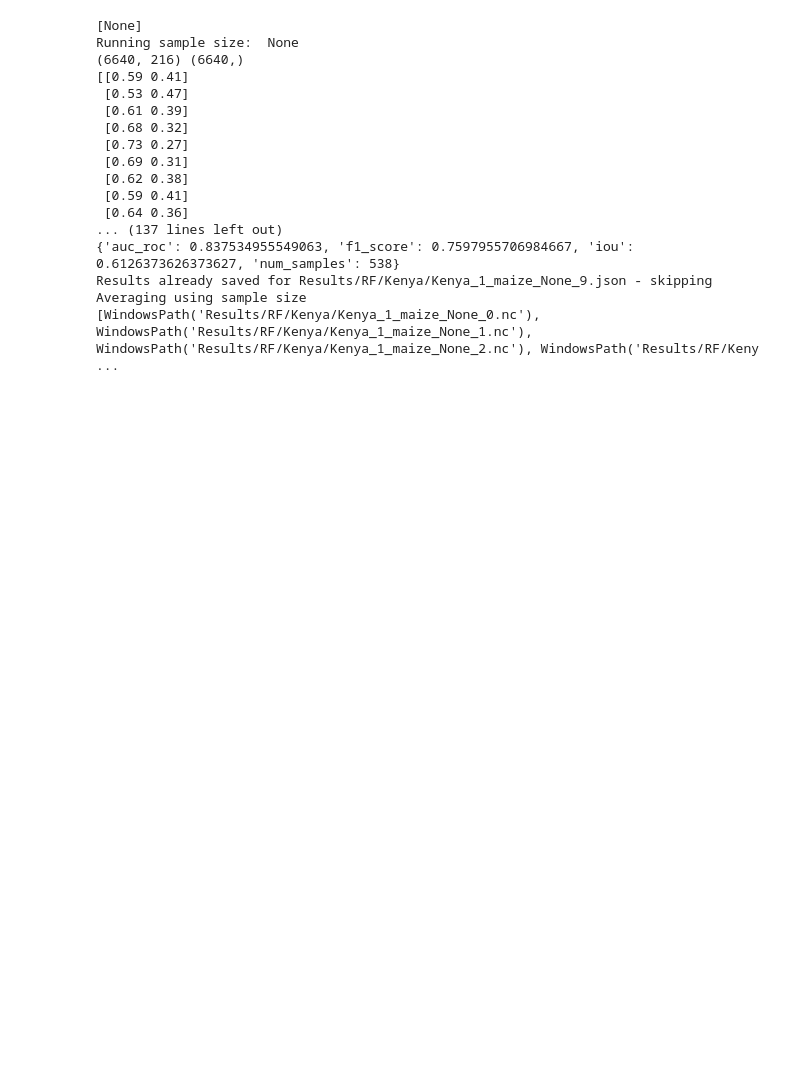
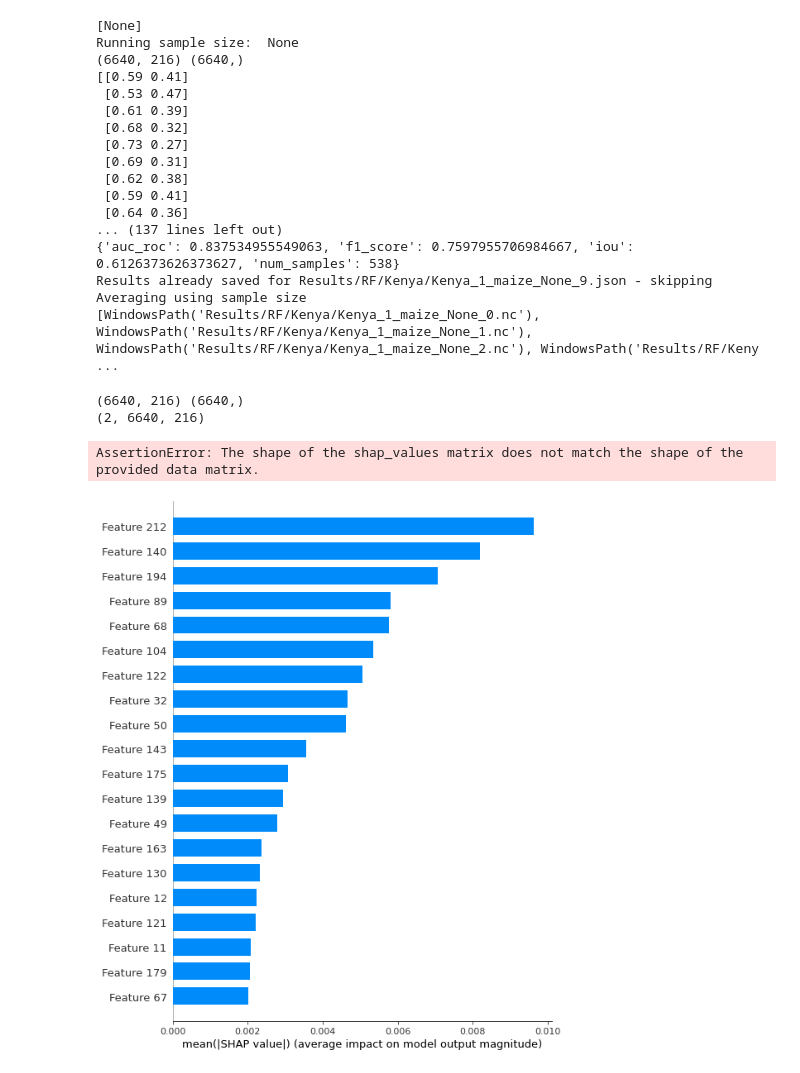
Before and after one commit to ADryInkCartridge/Repal, a Jupyter notebook: KenyaRF.ipynb, the cells around one changed output. Cells and saved outputs as stored; diff of their text form; code cells hidden in the pictures; blank space fills up the shorter version.

Commit message:
Added Shap / Lime

```diff
--- a/KenyaRF.ipynb
+++ b/KenyaRF.ipynb
@@ -121,3 +126,24 @@ Running sample size:  None
 Results already saved for Results/RF/Kenya/Kenya_1_maize_None_9.json - skipping
 Averaging using sample size
 [WindowsPath('Results/RF/Kenya/Kenya_1_maize_None_0.nc'), WindowsPath('Results/RF/Kenya/Kenya_1_maize_None_1.nc'), WindowsPath('Results/RF/Kenya/Kenya_1_maize_None_2.nc'), WindowsPath('Results/RF/Keny ...
+# %%
+from shap import summary_plot
+from shap import TreeExplainer
+import numpy as np
+
+
+train_x, train_y = kenya_dataset.as_array(flatten_x=True, num_samples=sample)
+print(train_x.shape, train_y.shape)
+model = RandomForestClassifier(random_state=42)
+model.fit(train_x, train_y)
+explainer = TreeExplainer(model)
+shap_values = np.array(explainer.shap_values(train_x))
+print(shap_values.shape)
+# %% [output]
+(6640, 216) (6640,)
+(2, 6640, 216)
+AssertionError: The shape of the shap_values matrix does not match the shape of the provided data matrix.
+# %%
+summary_plot(shap_values[0], train_x, plot_type="bar")
+# %% [output]
+[figure, added]
```
Also changed, not shown: parts of 5 cells of this notebook, 7 other files.
